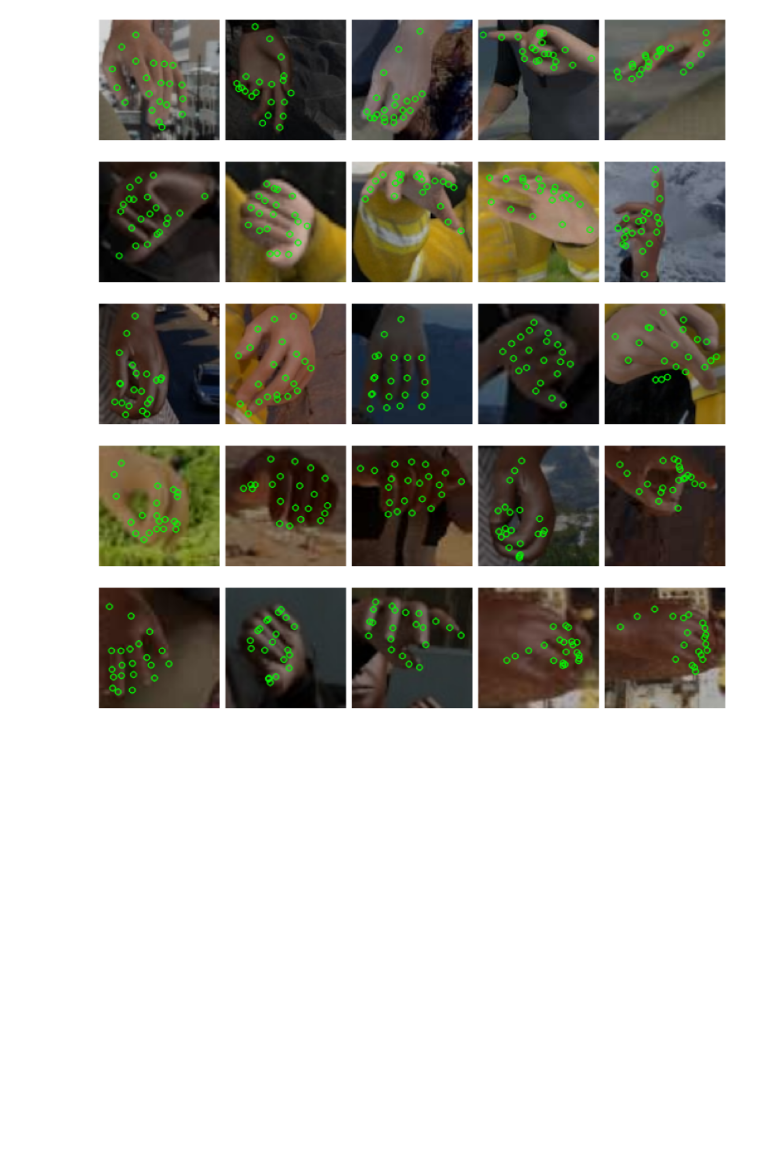
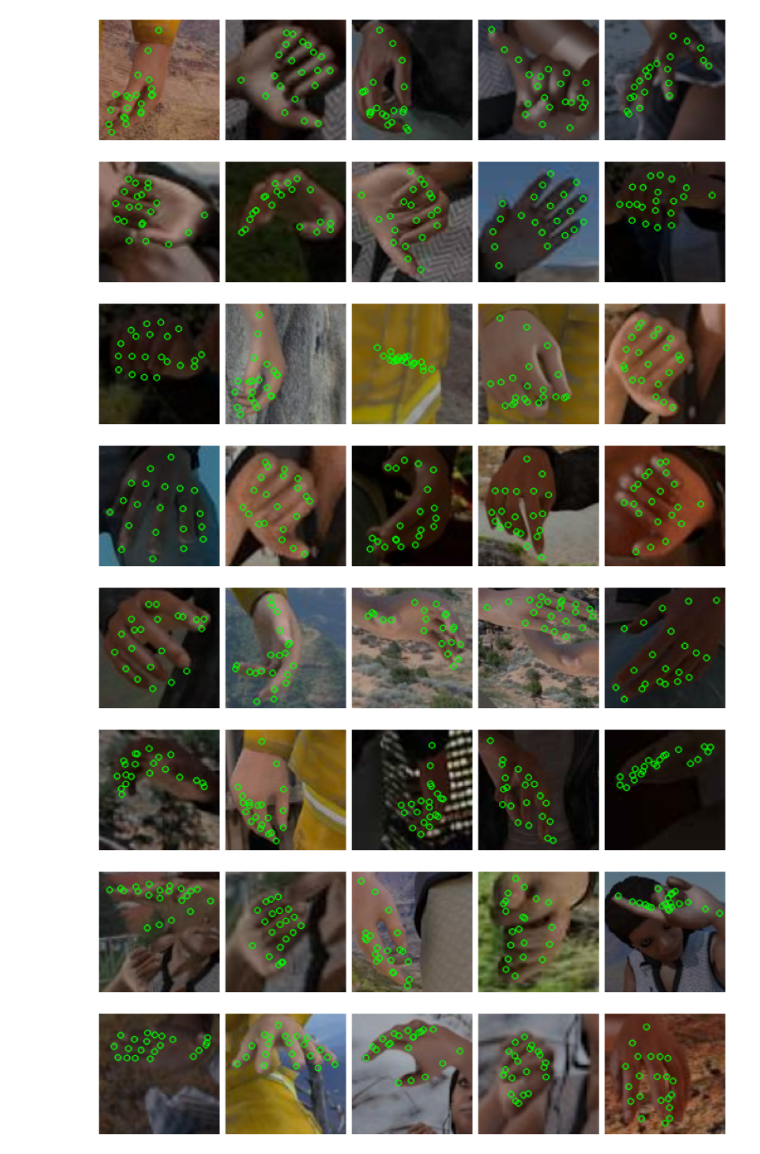
Before and after one commit to sarlinpe/Hand-Joint-Recognition, a Jupyter notebook: notebooks/visualize_submission.ipynb, the cells around one changed output. Cells and saved outputs as stored; diff of their text form; code cells hidden in the pictures; blank space fills up the shorter version.

Commit message:
Add test-time augmentation and visual results of the top-scoring model

```diff
--- a/notebooks/visualize_submission.ipynb
+++ b/notebooks/visualize_submission.ipynb
@@ -15,7 +15,7 @@ def draw_keypoints(img, kp, color=(0, 255, 0)):
     return cv2.drawKeypoints(img.astype(np.uint8), keypoints, None, color=color)
 # %%
 data_file = Path(DATA_PATH, 'testing.h5')
-submission_file = Path(EXPER_PATH, 'outputs', 'resnet_fc_no-sym_aug.csv')
+submission_file = Path(EXPER_PATH, 'outputs', 'resnet-152-block4_fc_no-sym_aug_rot.csv')
 # %%
 kp = pd.read_csv(submission_file).values[:, 1:].reshape(-1, 21, 2)
 kp = np.flip(kp, axis=-1)
@@ -28,11 +28,14 @@ def gen_kp():
 g_image = gen_image()
 g_kp = gen_kp()
 # %%
-for _ in range(5):
+for _ in range(8):
     plot_imgs([draw_keypoints(conv(next(g_image)), next(g_kp))/255. for _ in range(5)])
 # %% [output]
-[figure, old version]
+[figure, new version]
-[figure, old version]
+[figure, new version]
-[figure, old version]
+[figure, new version]
-[figure, old version]
+[figure, new version]
-[figure, old version]
+[figure, new version]
+[figure, added]
+[figure, added]
+[figure, added]
```
Also changed, not shown: 1 other file.
